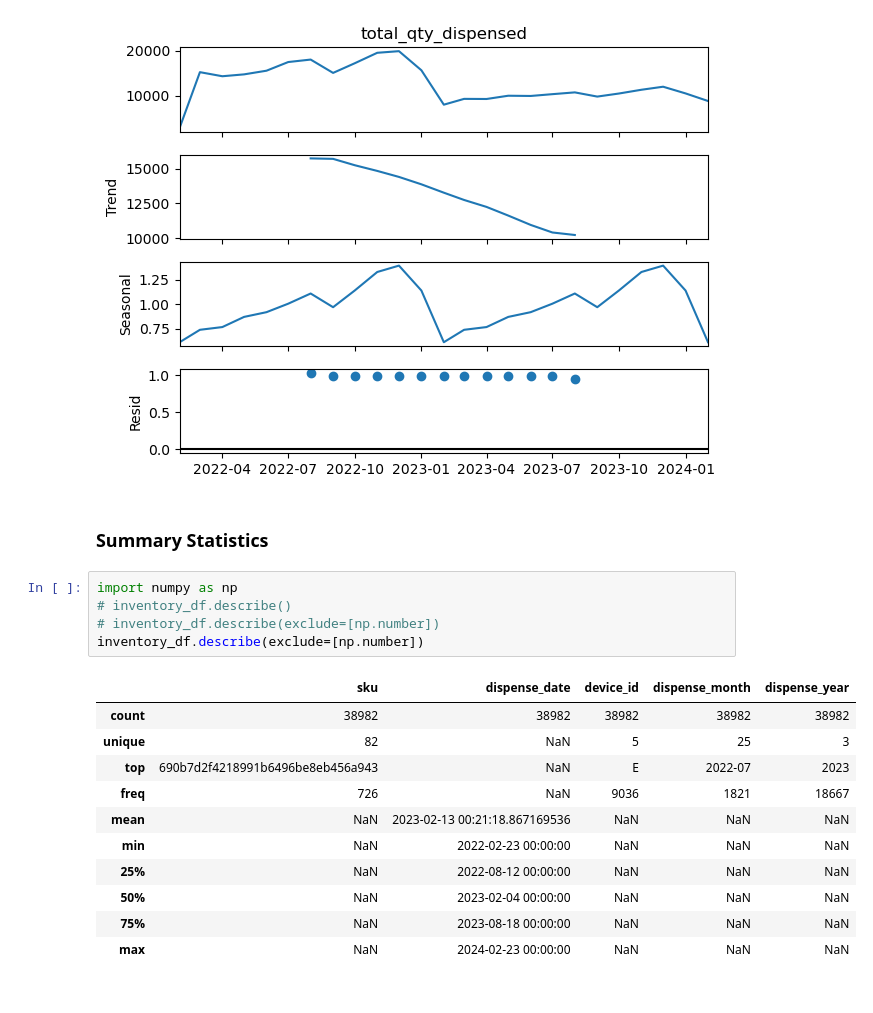
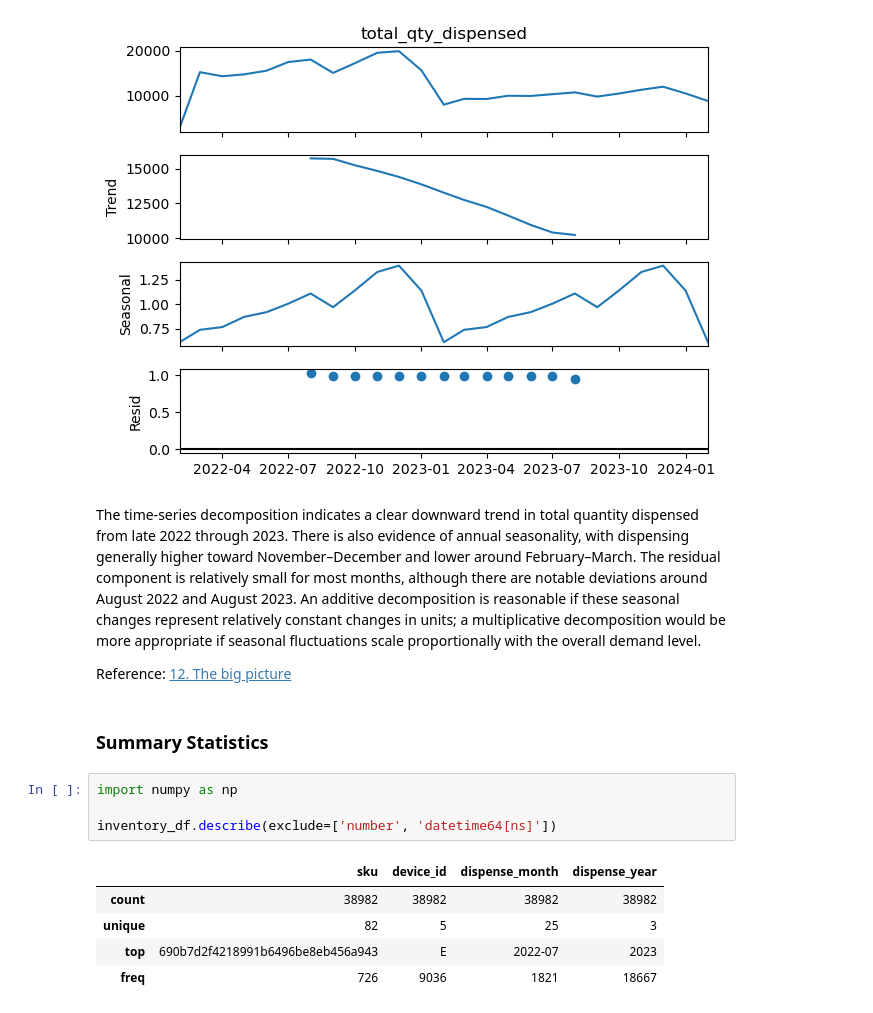
Before and after one commit to robb-mm/Vending_Analysis, a Jupyter notebook: Vending_Analysis.ipynb, the cells around one changed output. Drawn from its saved outputs; the diff is of its cells as text.

Commit message:
added annotation to Decomposition and Summary Statistics

```diff
--- a/Vending_Analysis.ipynb
+++ b/Vending_Analysis.ipynb
@@ -306,22 +381,19 @@ fig = multiplicative.plot()
 plt.show()
 # %% [output]
 [figure]
+# %% [markdown]
+The time-series decomposition indicates a clear downward trend in total quantity dispensed from late 2022 through 2023. There is also evidence of annual seasonality, with dispensing generally higher toward November–December and lower around February–March. The residual component is relatively small for most months, although there are notable deviations around August 2022 and August 2023. An additive decomposition is reasonable if these seasonal changes represent relatively constant changes in units; a multiplicative decomposition would be more appropriate if seasonal fluctuations scale proportionally with the overall demand level.
+
+Reference: [12. The big picture](https://chatgpt.com/s/t_6aeec1ba0f9081919ea11aa3ca9c1961)
 # %% [markdown]
 ### Summary Statistics
 # %%
 import numpy as np
-# inventory_df.describe()
-# inventory_df.describe(exclude=[np.number])
-inventory_df.describe(exclude=[np.number])
+
+inventory_df.describe(exclude=['number', 'datetime64[ns]'])
 # %% [output]
-|  | sku | dispense_date | device_id | dispense_month | dispense_year |
-| count | 38982 | 38982 | 38982 | 38982 | 38982 |
-| unique | 82 | NaN | 5 | 25 | 3 |
-| top | 690b7d2f4218991b6496be8eb456a943 | NaN | E | 2022-07 | 2023 |
-| freq | 726 | NaN | 9036 | 1821 | 18667 |
-| mean | NaN | 2023-02-13 00:21:18.867169536 | NaN | NaN | NaN |
-| min | NaN | 2022-02-23 00:00:00 | NaN | NaN | NaN |
-| 25% | NaN | 2022-08-12 00:00:00 | NaN | NaN | NaN |
-| 50% | NaN | 2023-02-04 00:00:00 | NaN | NaN | NaN |
-| 75% | NaN | 2023-08-18 00:00:00 | NaN | NaN | NaN |
-| max | NaN | 2024-02-23 00:00:00 | NaN | NaN | NaN |
+|  | sku | device_id | dispense_month | dispense_year |
+| count | 38982 | 38982 | 38982 | 38982 |
+| unique | 82 | 5 | 25 | 3 |
+| top | 690b7d2f4218991b6496be8eb456a943 | E | 2022-07 | 2023 |
+| freq | 726 | 9036 | 1821 | 18667 |
```
Also changed, not shown: parts of 8 cells of this notebook.
